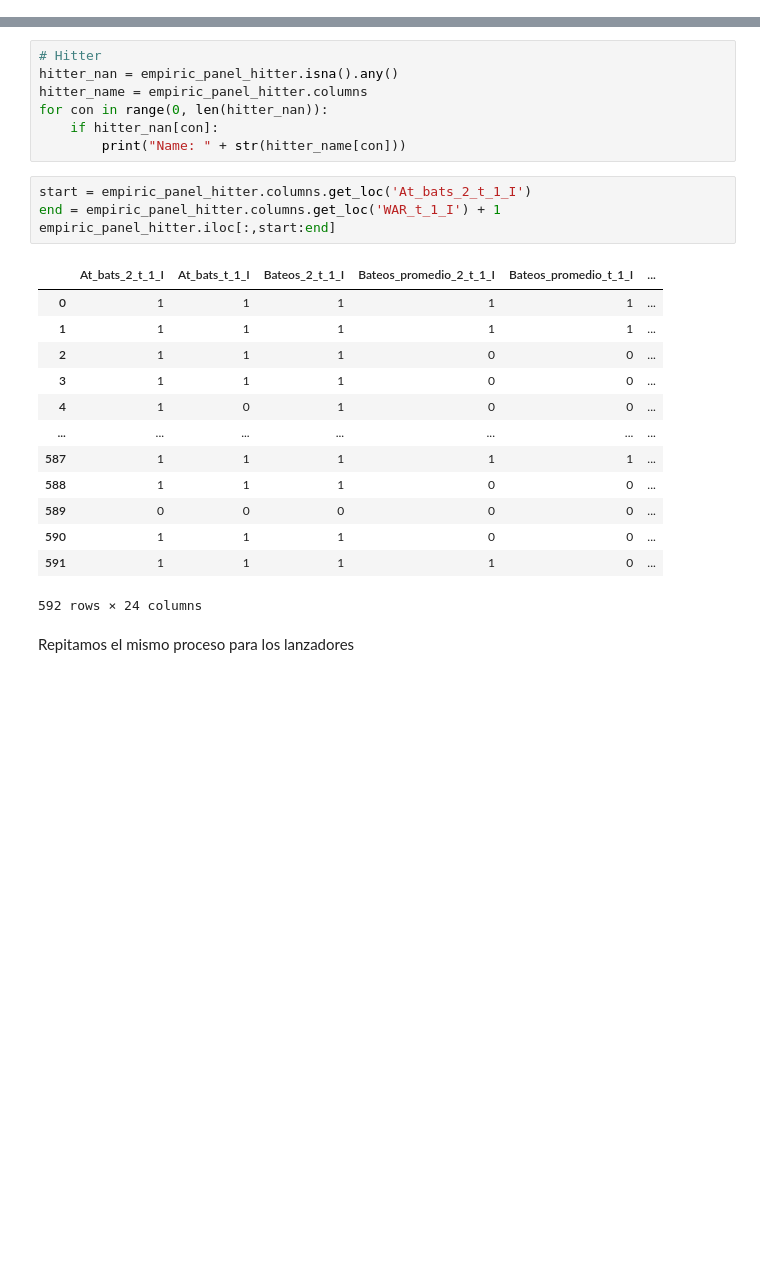
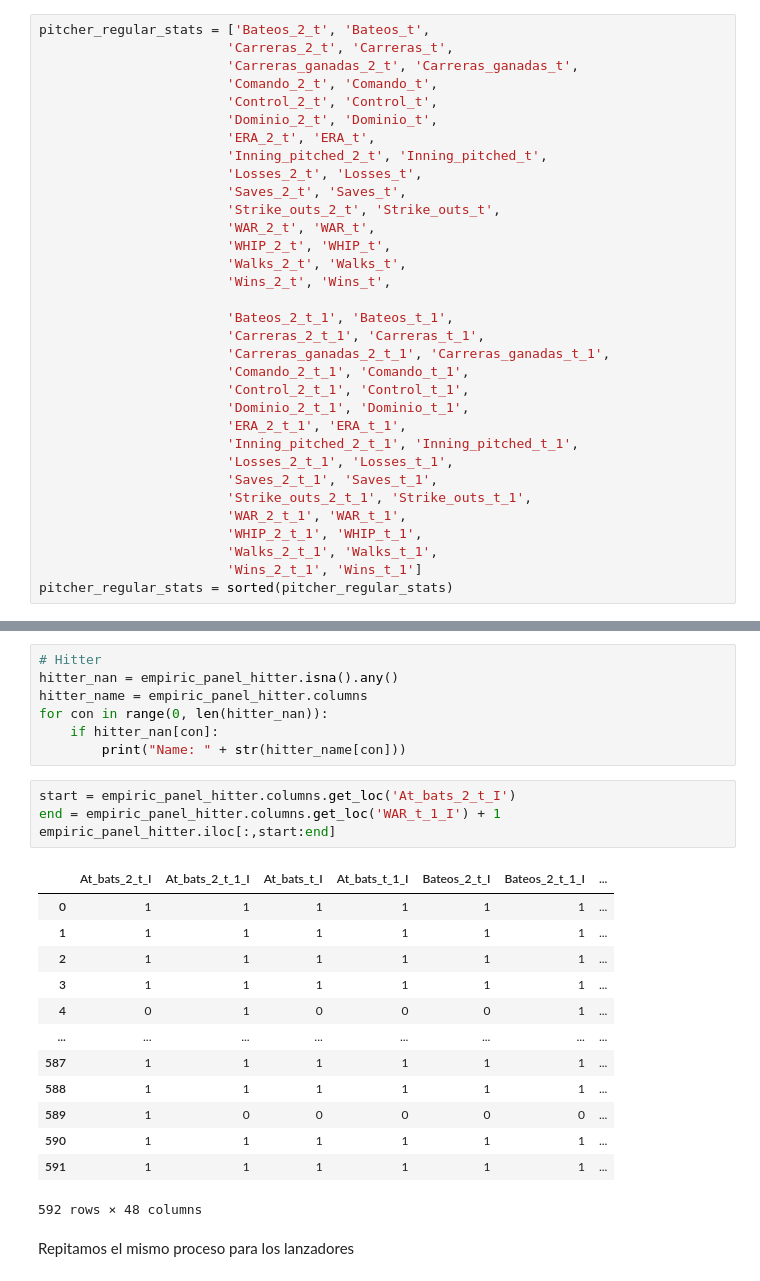
Before and after one commit to PhysTony/MLB_hardball_negotations, a Jupyter notebook: ETL_Scripts/Players/Free_Agent_Change/cumulative_change_comparison.ipynb, the cells around one changed output, grey strips where cells are left out. Drawn from its saved outputs; the diff is of its cells as text; blank space fills up the shorter version.

```diff
--- a/ETL_Scripts/Players/Free_Agent_Change/cumulative_change_comparison.ipynb
+++ b/ETL_Scripts/Players/Free_Agent_Change/cumulative_change_comparison.ipynb
@@ -1794,3 +1790,36 @@ pitcher_regular_stats = sorted(pitcher_regular_stats)
+# %%
+pitcher_regular_stats = ['Bateos_2_t', 'Bateos_t',
+                        'Carreras_2_t', 'Carreras_t',
+                        'Carreras_ganadas_2_t', 'Carreras_ganadas_t',
+                        'Comando_2_t', 'Comando_t',
+                        'Control_2_t', 'Control_t',
+                        'Dominio_2_t', 'Dominio_t',
+                        'ERA_2_t', 'ERA_t',
+                        'Inning_pitched_2_t', 'Inning_pitched_t',
+                        'Losses_2_t', 'Losses_t',
+                        'Saves_2_t', 'Saves_t',
+                        'Strike_outs_2_t', 'Strike_outs_t',
+                        'WAR_2_t', 'WAR_t',
+                        'WHIP_2_t', 'WHIP_t',
+                        'Walks_2_t', 'Walks_t',
+                        'Wins_2_t', 'Wins_t',
+
+                        'Bateos_2_t_1', 'Bateos_t_1',
+                        'Carreras_2_t_1', 'Carreras_t_1',
+                        'Carreras_ganadas_2_t_1', 'Carreras_ganadas_t_1',
+                        'Comando_2_t_1', 'Comando_t_1',
+                        'Control_2_t_1', 'Control_t_1',
+                        'Dominio_2_t_1', 'Dominio_t_1',
+                        'ERA_2_t_1', 'ERA_t_1',
+                        'Inning_pitched_2_t_1', 'Inning_pitched_t_1',
+                        'Losses_2_t_1', 'Losses_t_1',
+                        'Saves_2_t_1', 'Saves_t_1',
+                        'Strike_outs_2_t_1', 'Strike_outs_t_1',
+                        'WAR_2_t_1', 'WAR_t_1',
+                        'WHIP_2_t_1', 'WHIP_t_1',
+                        'Walks_2_t_1', 'Walks_t_1',
+                        'Wins_2_t_1', 'Wins_t_1']
+pitcher_regular_stats = sorted(pitcher_regular_stats)
 # %%
 # Pitcheer
 for stat in range(0,len(pitcher_regular_stats)):
@@ -2149,23 +2178,23 @@ for con in range(0, len(hitter_nan)):
     if hitter_nan[con]:
         print("Name: " + str(hitter_name[con]))
 # %%
-start = empiric_panel_hitter.columns.get_loc('At_bats_2_t_1_I')
+start = empiric_panel_hitter.columns.get_loc('At_bats_2_t_I')
 end = empiric_panel_hitter.columns.get_loc('WAR_t_1_I') + 1
 empiric_panel_hitter.iloc[:,start:end]
 # %% [output]
-|  | At_bats_2_t_1_I | At_bats_t_1_I | Bateos_2_t_1_I | Bateos_promedio_2_t_1_I | Bateos_promedio_t_1_I | ... |
-| 0 | 1 | 1 | 1 | 1 | 1 | ... |
-| 1 | 1 | 1 | 1 | 1 | 1 | ... |
-| 2 | 1 | 1 | 1 | 0 | 0 | ... |
-| 3 | 1 | 1 | 1 | 0 | 0 | ... |
-| 4 | 1 | 0 | 1 | 0 | 0 | ... |
-| ... | ... | ... | ... | ... | ... | ... |
-| 587 | 1 | 1 | 1 | 1 | 1 | ... |
-| 588 | 1 | 1 | 1 | 0 | 0 | ... |
-| 589 | 0 | 0 | 0 | 0 | 0 | ... |
-| 590 | 1 | 1 | 1 | 0 | 0 | ... |
-| 591 | 1 | 1 | 1 | 1 | 0 | ... |
+|  | At_bats_2_t_I | At_bats_2_t_1_I | At_bats_t_I | At_bats_t_1_I | Bateos_2_t_I | Bateos_2_t_1_I | ... |
+| 0 | 1 | 1 | 1 | 1 | 1 | 1 | ... |
+| 1 | 1 | 1 | 1 | 1 | 1 | 1 | ... |
+| 2 | 1 | 1 | 1 | 1 | 1 | 1 | ... |
+| 3 | 1 | 1 | 1 | 1 | 1 | 1 | ... |
+| 4 | 0 | 1 | 0 | 0 | 0 | 1 | ... |
+| ... | ... | ... | ... | ... | ... | ... | ... |
+| 587 | 1 | 1 | 1 | 1 | 1 | 1 | ... |
+| 588 | 1 | 1 | 1 | 1 | 1 | 1 | ... |
+| 589 | 1 | 0 | 0 | 0 | 0 | 0 | ... |
+| 590 | 1 | 1 | 1 | 1 | 1 | 1 | ... |
+| 591 | 1 | 1 | 1 | 1 | 1 | 1 | ... |
-592 rows × 24 columns
+592 rows × 48 columns
 # %% [markdown]
 Repitamos el mismo proceso para los lanzadores
 # %%
```
Also changed, not shown: parts of 22 cells of this notebook, 15 other files.
